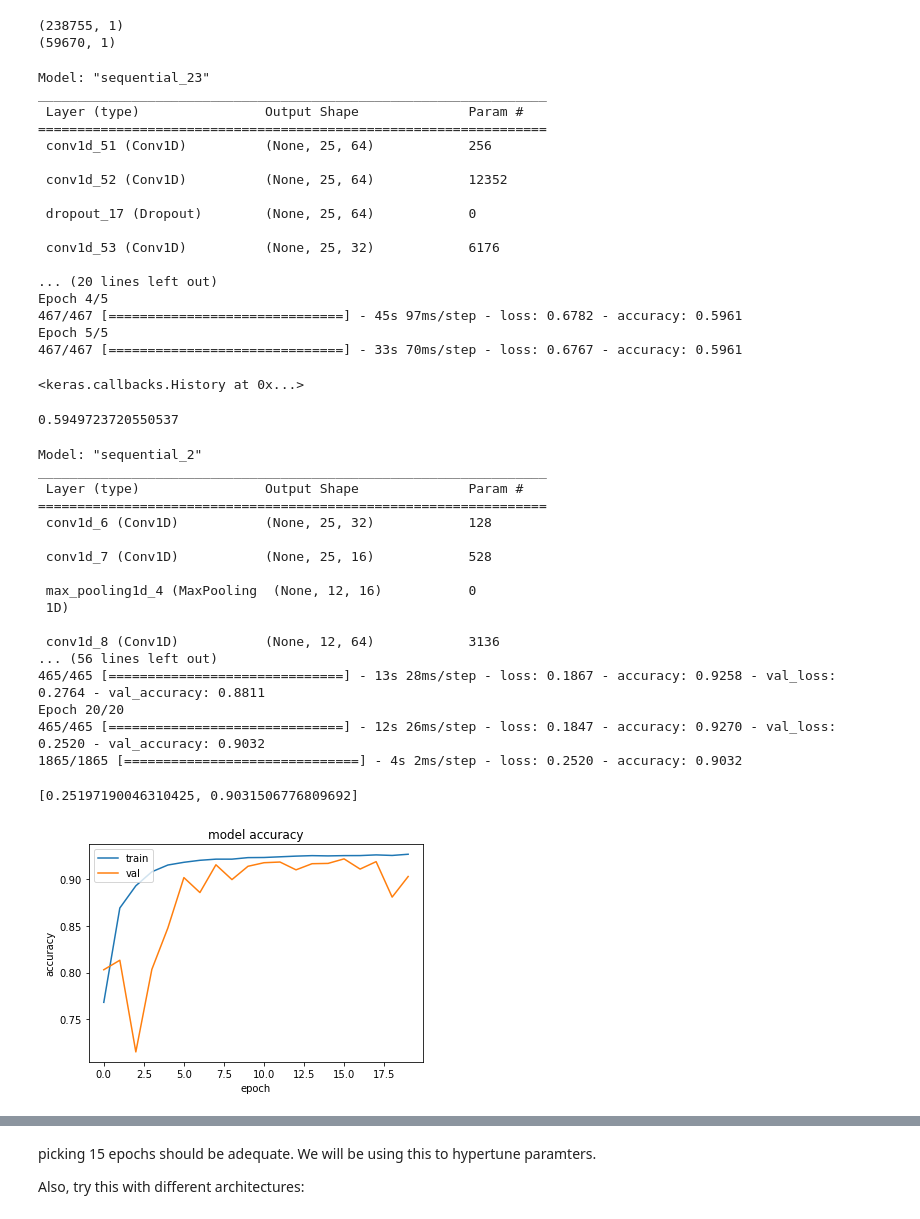
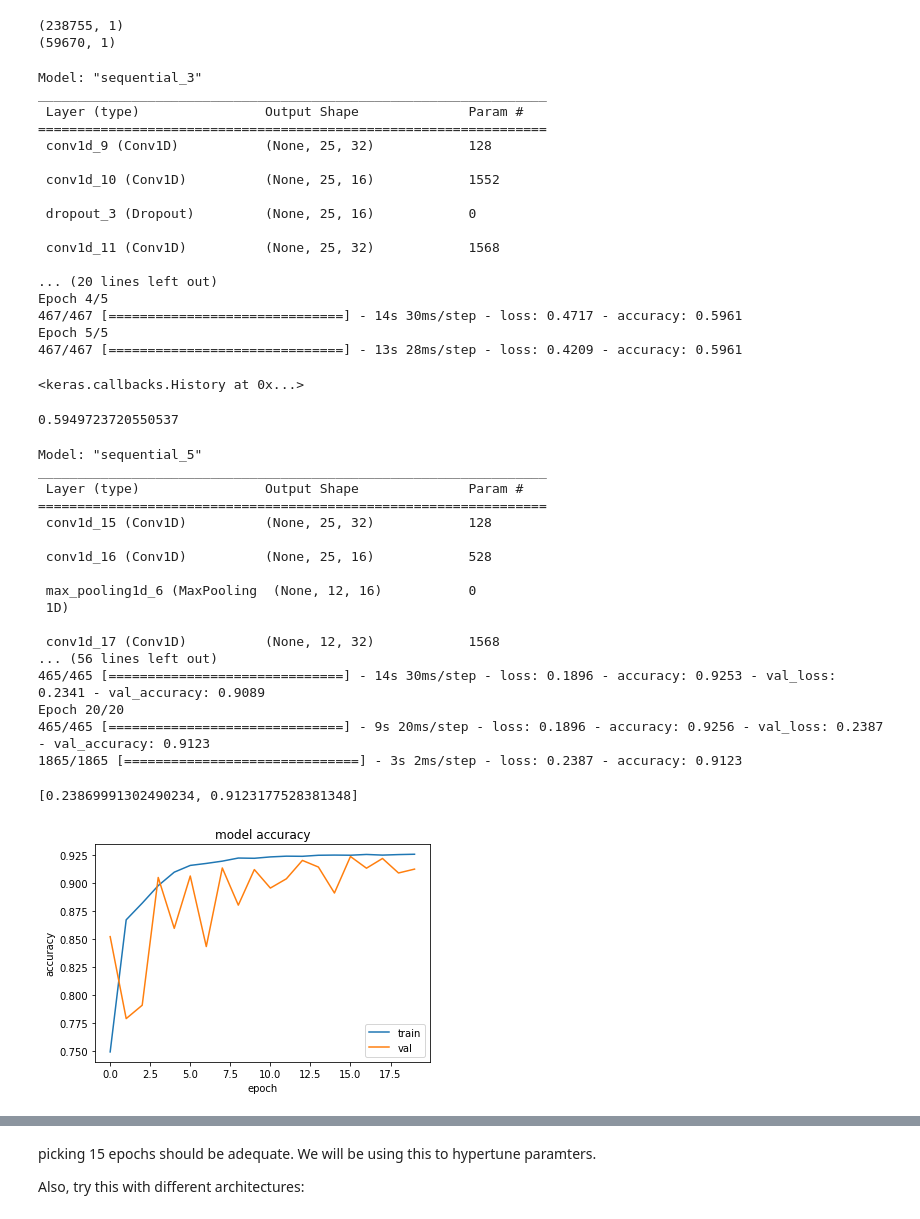
Before and after one commit to Tinaisha/ECON705-Project, a Jupyter notebook: mainPart1.ipynb, the cells around one changed output, grey strips where cells are left out. Drawn from its saved outputs; the diff is of its cells as text; code cells hidden in the pictures.

```diff
--- a/mainPart1.ipynb
+++ b/mainPart1.ipynb
@@ -1165,39 +1131,40 @@ nOut = 1
 X_train, y_train = X_trainConv1, y_trainConv1
 
 model3 = Sequential()
-model3.add(Conv1D(filters=64, kernel_size=3, padding='same', kernel_initializer='normal', activation='relu', input_shape=(25,1)))
-model3.add(Conv1D(filters=64, kernel_size=3, padding='same', kernel_initializer='normal', activation='relu'))
+model3.add(Conv1D(filters=32, kernel_size=3, padding='same', kernel_initializer='normal', activation='relu', input_shape=(25,1)))
+model3.add(Conv1D(filters=16, kernel_size=3, padding='same', kernel_initializer='normal', activation='relu'))
 model3.add(Dropout(dropRate))
 model3.add(Conv1D(filters=32, kernel_size=3, padding='same', kernel_initializer='normal', activation='relu'))
 model3.add(MaxPooling1D(pool_size=4))
 model3.add(Flatten())
-model3.add(Dense(units=64, kernel_initializer='normal', activation='relu'))
+model3.add(Dense(units=16, kernel_initializer='normal', activation='relu'))
 model3.add(Dense(units=nOut, activation='softmax'))
 model3.summary()
 
-optimizer = SGD(lr=0.001) #,momentum=0.0)
+#when learning rate is about 0.001 to 0.5, the algorithm seems to converge to a local minimum instead of global minimum
+optimizer = SGD(lr=0.8) #,momentum=0.0)
 model3.compile(loss='binary_crossentropy', optimizer=optimizer, metrics=['accuracy'])
 
     # fit network
 model3.fit(X_train, y_train, epochs=epochs, batch_size=batch_size, verbose=verbose)
 # %% [output]
-Model: "sequential_23"
+Model: "sequential_3"
 _________________________________________________________________
  Layer (type)                Output Shape              Param #
 =================================================================
- conv1d_51 (Conv1D)          (None, 25, 64)            256
+ conv1d_9 (Conv1D)           (None, 25, 32)            128
 
- conv1d_52 (Conv1D)          (None, 25, 64)            12352
+ conv1d_10 (Conv1D)          (None, 25, 16)            1552
 
- dropout_17 (Dropout)        (None, 25, 64)            0
+ dropout_3 (Dropout)         (None, 25, 16)            0
 
- conv1d_53 (Conv1D)          (None, 25, 32)            6176
+ conv1d_11 (Conv1D)          (None, 25, 32)            1568
 
 ... (20 lines left out)
 Epoch 4/5
-467/467 [==============================] - 45s 97ms/step - loss: 0.6782 - accuracy: 0.5961
+467/467 [==============================] - 14s 30ms/step - loss: 0.4717 - accuracy: 0.5961
 Epoch 5/5
-467/467 [==============================] - 33s 70ms/step - loss: 0.6767 - accuracy: 0.5961
+467/467 [==============================] - 13s 28ms/step - loss: 0.4209 - accuracy: 0.5961
 <keras.callbacks.History at 0x...>
 # %%
 _, accuracy = model3.evaluate(X_valConv1, y_valConv1, batch_size=batch_size, verbose=0)
@@ -1217,7 +1184,7 @@ model3 = Sequential()
 model3.add(Conv1D(filters=32, kernel_size=3, padding='same', kernel_initializer='normal', activation='relu', input_shape=(25,1)))
 model3.add(Conv1D(filters=16, kernel_size=1, padding='same', kernel_initializer='normal', activation='relu'))
 model3.add(MaxPooling1D(pool_size=2))
-model3.add(Conv1D(filters=64, kernel_size=3, padding='same', kernel_initializer='normal', activation='relu'))
+model3.add(Conv1D(filters=32, kernel_size=3, padding='same', kernel_initializer='normal', activation='relu'))
 model3.add(MaxPooling1D(pool_size=2))
 model3.add(Dropout(dropRate))
 model3.add(Flatten())
@@ -1233,34 +1200,34 @@ model3.compile(loss='binary_crossentropy', optimizer='adam', metrics=['accuracy'
 history = model3.fit(X_train, y_train, epochs=epochs, batch_size=batch_size, verbose=verbose, validation_data=(X_valConv1, y_valConv1))
 model3.evaluate(X_valConv1, y_valConv1)
 # %% [output]
-Model: "sequential_2"
+Model: "sequential_5"
 _________________________________________________________________
  Layer (type)                Output Shape              Param #
 =================================================================
- conv1d_6 (Conv1D)           (None, 25, 32)            128
+ conv1d_15 (Conv1D)          (None, 25, 32)            128
 
- conv1d_7 (Conv1D)           (None, 25, 16)            528
+ conv1d_16 (Conv1D)          (None, 25, 16)            528
 
- max_pooling1d_4 (MaxPooling  (None, 12, 16)           0
+ max_pooling1d_6 (MaxPooling  (None, 12, 16)           0
  1D)
 
- conv1d_8 (Conv1D)           (None, 12, 64)            3136
+ conv1d_17 (Conv1D)          (None, 12, 32)            1568
 ... (56 lines left out)
-465/465 [==============================] - 13s 28ms/step - loss: 0.1867 - accuracy: 0.9258 - val_loss: 0.2764 - val_accuracy: 0.8811
+465/465 [==============================] - 14s 30ms/step - loss: 0.1896 - accuracy: 0.9253 - val_loss: 0.2341 - val_accuracy: 0.9089
 Epoch 20/20
-465/465 [==============================] - 12s 26ms/step - loss: 0.1847 - accuracy: 0.9270 - val_loss: 0.2520 - val_accuracy: 0.9032
-1865/1865 [==============================] - 4s 2ms/step - loss: 0.2520 - accuracy: 0.9032
+465/465 [==============================] - 9s 20ms/step - loss: 0.1896 - accuracy: 0.9256 - val_loss: 0.2387 - val_accuracy: 0.9123
+1865/1865 [==============================] - 3s 2ms/step - loss: 0.2387 - accuracy: 0.9123
-[0.25197190046310425, 0.9031506776809692]
+[0.23869991302490234, 0.9123177528381348]
 # %%
 plt.plot(history.history['accuracy'], label = 'train')
-plt.plot(history.history['val_accuracy',label = 'val'])
+plt.plot(history.history['val_accuracy'],label = 'val')
 plt.title('model accuracy')
 plt.ylabel('accuracy')
 plt.xlabel('epoch')
 plt.legend(loc='lower right')
 plt.show()
 # %% [output]
-[figure, old version]
+[figure, new version]
 # %%
 plt.plot(history.history['loss'], label = 'train')
 plt.plot(history.history['val_loss'], label = 'val')
```
Also changed, not shown: parts of 25 cells of this notebook, 3 other files.
